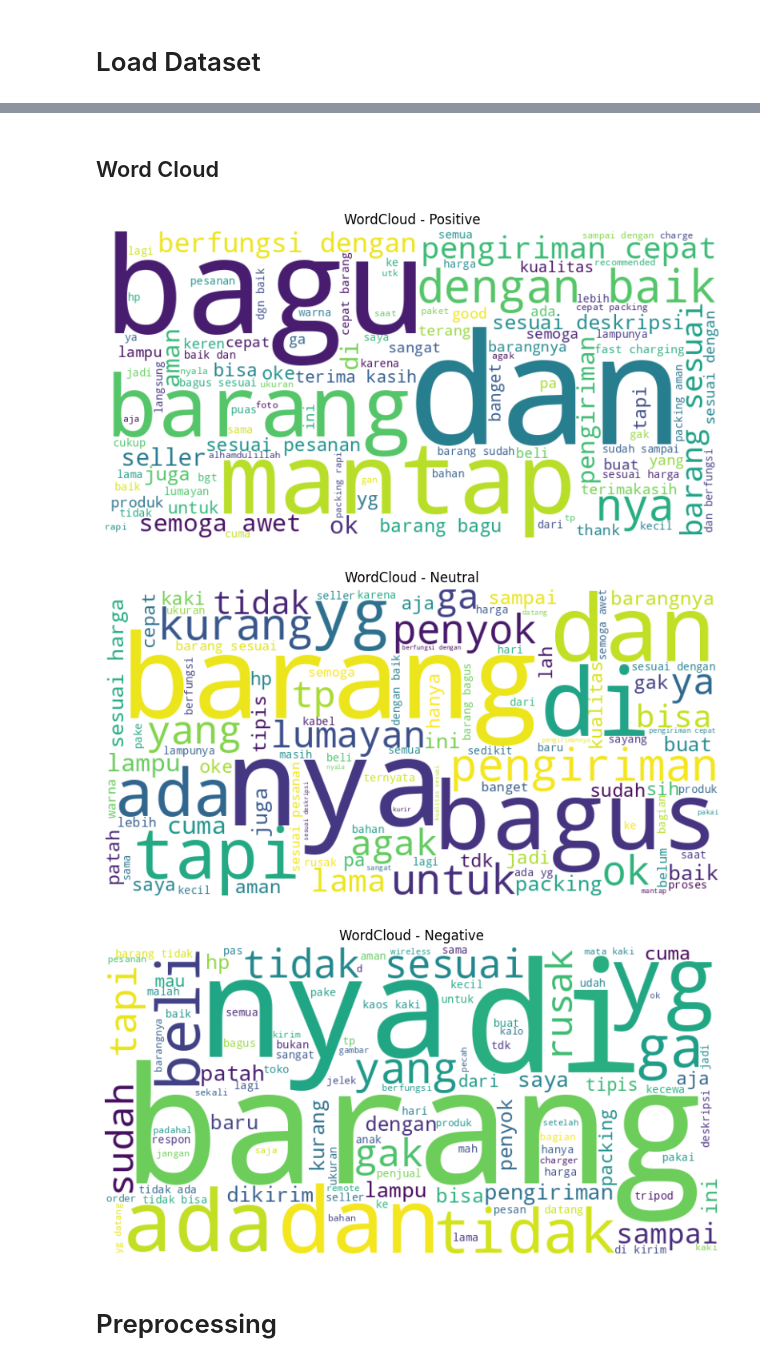
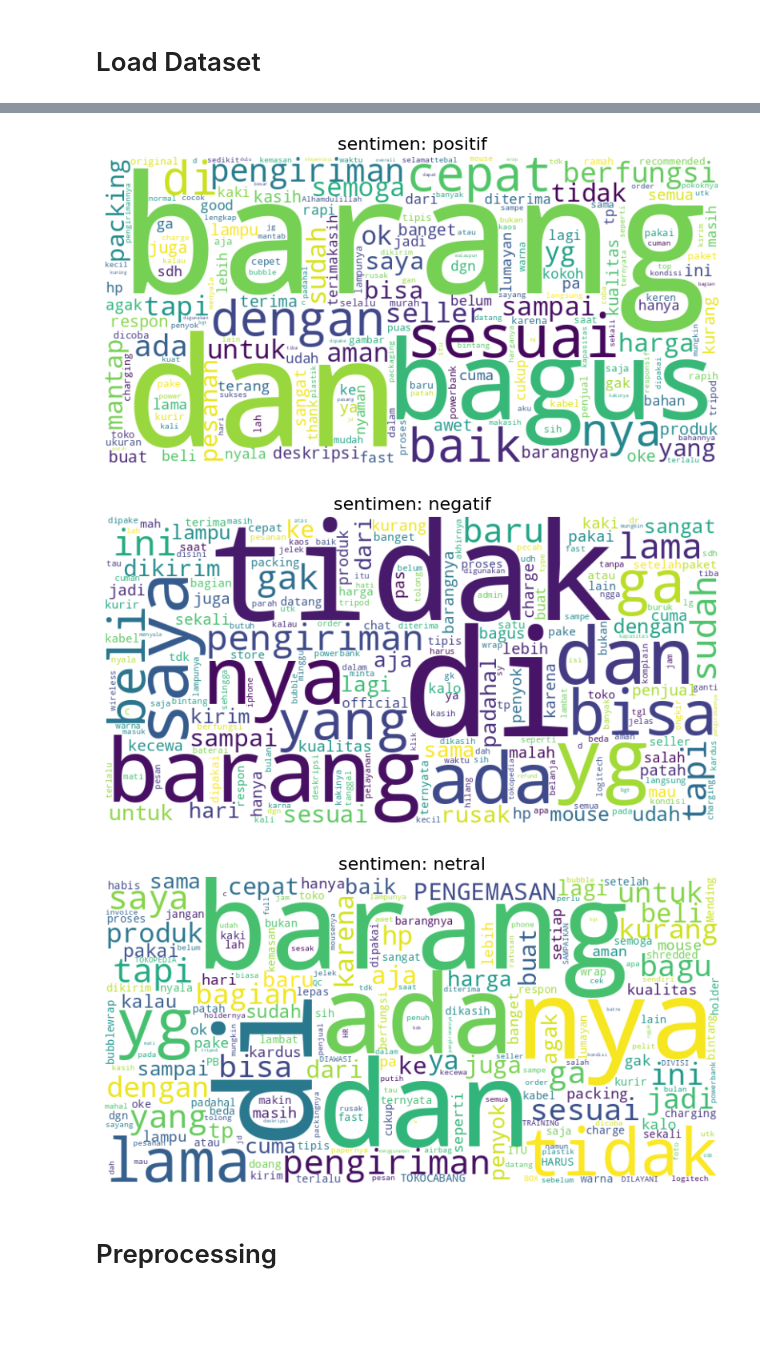
Before and after one commit to alandhar/tokped-review_sentiment-analysis, a Jupyter notebook: model.ipynb, the cells around one changed output, grey strips where cells are left out. Drawn from its saved outputs; the diff is of its cells as text; code cells hidden in the pictures; blank space fills up the shorter version.

```diff
--- a/model.ipynb
+++ b/model.ipynb
@@ -22,0 +43,4 @@ df = pd.read_csv("tokopedia_reviews.csv")
+# %%
+path = "/content/drive/MyDrive/sentimen-analysis"
+
+df = pd.read_csv(f"{path}/tokopedia_reviews.csv")
@@ -77,3 +96,0 @@ plt.show()
-# %%
-df['text_length'] = df['review'].apply(lambda x: len(str(x).split()))
-df['text_length'].describe()
@@ -92,9 +96,0 @@ Name: text_length, dtype: float64
-# %%
-# Hitung Q1, Q3, dan IQR
-Q1 = df["text_length"].quantile(0.25)
-Q3 = df["text_length"].quantile(0.75)
-IQR = Q3 - Q1
-upper_bound = Q3 + 1.5 * IQR
-
-# Hapus outlier
-df = df[df["text_length"] <= upper_bound].copy()
@@ -127,32 +97,24 @@ Name: count, dtype: int64
-# %% [markdown]
-## Word Cloud
 # %%
-# Fungsi untuk membersihkan teks
-def clean_text(text):
-    text = re.sub(r'[^a-zA-Z\s]', '', text.lower())  # lowercase + hapus simbol
-    return text
-
-# Fungsi untuk generate word cloud dari teks tertentu
-def generate_wordcloud(text, title="WordCloud"):
-    wordcloud = WordCloud(width=800, height=400,
-                          background_color='white',
-                          max_words=100,
-                          colormap='viridis').generate(text)
+def generate_wordcloud(df, label_name):
+    text = ' '.join(df[df['label'] == label_name]['review'].tolist())
+    wordcloud = WordCloud(
+        width=800, height=400,
+        background_color='white',
+        collocations=False,
+        max_words=200
+    ).generate(text)
 
     plt.figure(figsize=(10, 5))
     plt.imshow(wordcloud, interpolation='bilinear')
-    plt.axis("off")
-    plt.title(title)
+    plt.axis('off')
+    plt.title(f"sentimen: {label_name}", fontsize=16)
     plt.show()
-# %%
-for sentiment_label in df['sentiment'].unique():
-    subset = df[df['sentiment'] == sentiment_label]
-    combined_text = " ".join(subset['review'].astype(str).tolist())
-    cleaned = clean_text(combined_text)
-    generate_wordcloud(cleaned, title=f"WordCloud - {sentiment_label.capitalize()}")
-# %% [output]
-[figure, removed]
-[figure, removed]
-[figure, removed]
+# %%
+for label in df_balanced['label'].unique():
+    generate_wordcloud(df_balanced, label)
+# %% [output]
+[figure, added]
+[figure, added]
+[figure, added]
 # %% [markdown]
 # Preprocessing
```
Also changed, not shown: parts of 65 cells of this notebook, 5 other files.
